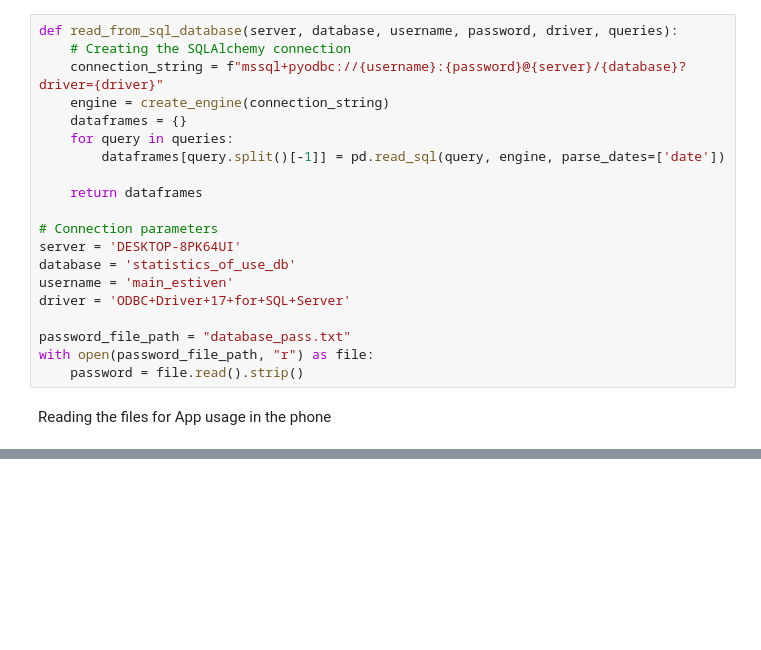
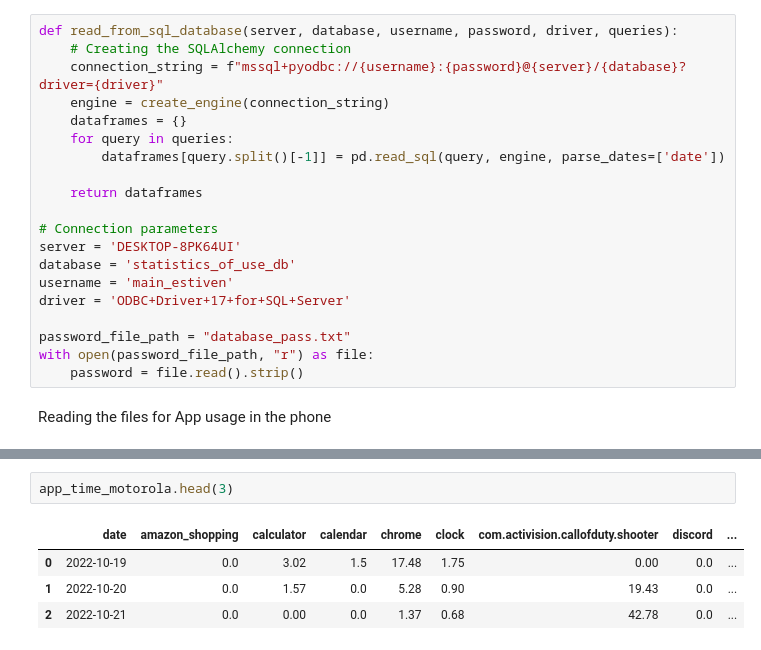
Before and after one commit to estivengrx/statistics-of-use-project, a Jupyter notebook: notebooks_scripts/EDA_each_file.ipynb, the cells around one changed output, grey strips where cells are left out. Saved outputs shown, nothing was run; the diff lists cells and outputs as text; blank space fills up the shorter version.

```diff
--- a/notebooks_scripts/EDA_each_file.ipynb
+++ b/notebooks_scripts/EDA_each_file.ipynb
@@ -50,0 +69,7 @@ app_time_motorola = result_df['app_usage_time_motorola']
+# %%
+app_time_motorola.head(3)
+# %% [output]
+|  | date | amazon_shopping | calculator | calendar | chrome | clock | com.activision.callofduty.shooter | discord | ... |
+| 0 | 2022-10-19 | 0.0 | 3.02 | 1.5 | 17.48 | 1.75 | 0.00 | 0.0 | ... |
+| 1 | 2022-10-20 | 0.0 | 1.57 | 0.0 | 5.28 | 0.90 | 19.43 | 0.0 | ... |
+| 2 | 2022-10-21 | 0.0 | 0.00 | 0.0 | 1.37 | 0.68 | 42.78 | 0.0 | ... |
```
Also changed, not shown: parts of 14 cells of this notebook, 1 other file.
